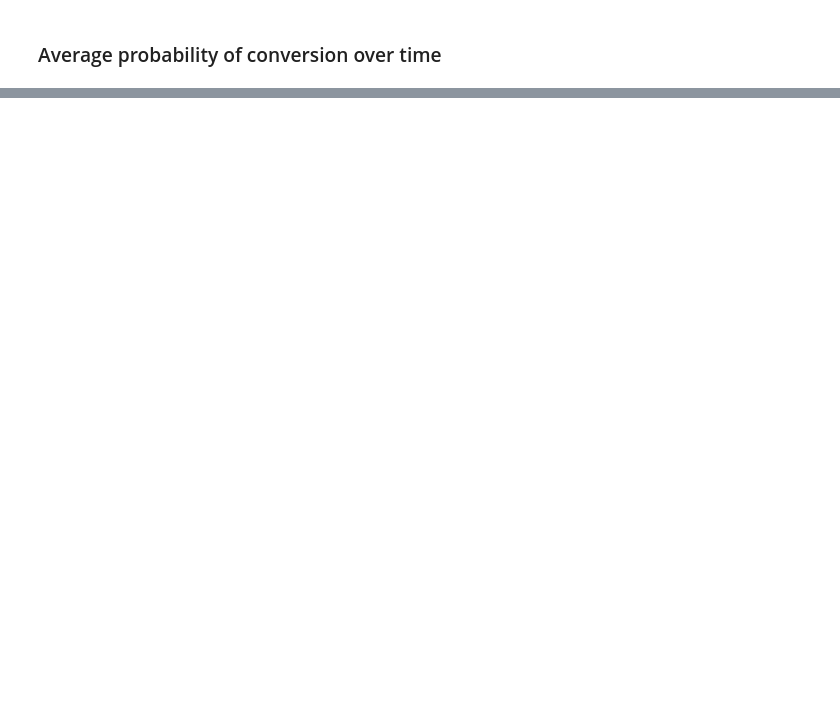
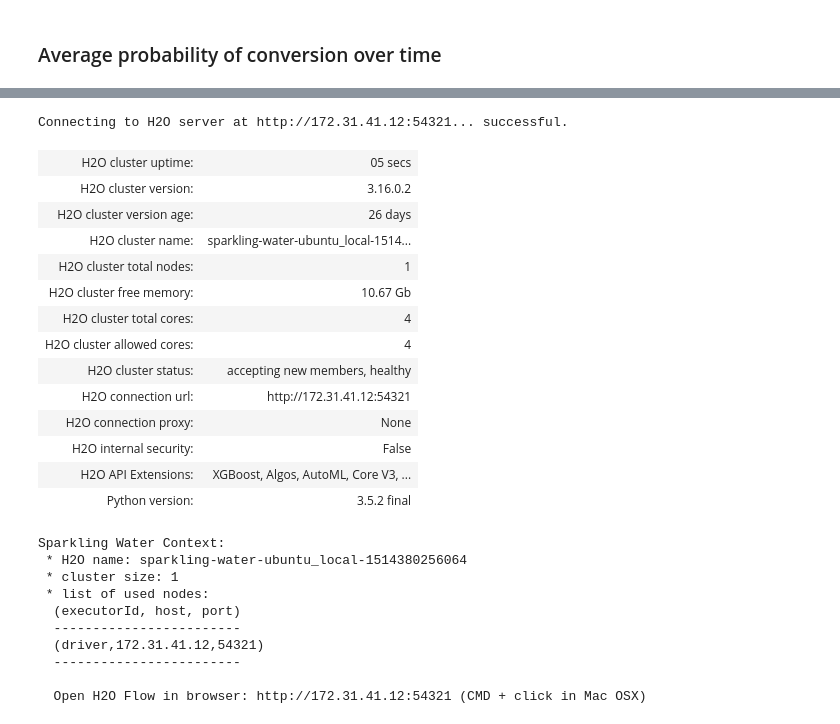
Before and after one commit to jakubglinka/ml-rpc, a Jupyter notebook: notebooks/revenue_per_click_prediction.ipynb, the cells around one changed output, grey strips where cells are left out. Drawn from its saved outputs; the diff is of its cells as text; code cells hidden in the pictures; blank space fills up the shorter version.

```diff
--- a/notebooks/revenue_per_click_prediction.ipynb
+++ b/notebooks/revenue_per_click_prediction.ipynb
@@ -336,0 +389,30 @@ ggplot(aes(x='Date', y='prob_of_conv'), data=tmp) + geom_line() + theme_bw()
+# %%
+import h2o
+from pysparkling import H2OContext
+hc = H2OContext.getOrCreate(spark)
+# %% [output]
+Connecting to H2O server at http://172.31.41.12:54321... successful.
+| H2O cluster uptime: | 05 secs |
+| H2O cluster version: | 3.16.0.2 |
+| H2O cluster version age: | 26 days |
+| H2O cluster name: | sparkling-water-ubuntu_local-1514... |
+| H2O cluster total nodes: | 1 |
+| H2O cluster free memory: | 10.67 Gb |
+| H2O cluster total cores: | 4 |
+| H2O cluster allowed cores: | 4 |
+| H2O cluster status: | accepting new members, healthy |
+| H2O connection url: | http://172.31.41.12:54321 |
+| H2O connection proxy: | None |
+| H2O internal security: | False |
+| H2O API Extensions: | XGBoost, Algos, AutoML, Core V3, ... |
+| Python version: | 3.5.2 final |
+Sparkling Water Context:
+ * H2O name: sparkling-water-ubuntu_local-1514380256064
+ * cluster size: 1
+ * list of used nodes:
+  (executorId, host, port)
+  ------------------------
+  (driver,172.31.41.12,54321)
+  ------------------------
+
+  Open H2O Flow in browser: http://172.31.41.12:54321 (CMD + click in Mac OSX)
```
Also changed, not shown: parts of 30 cells of this notebook.
